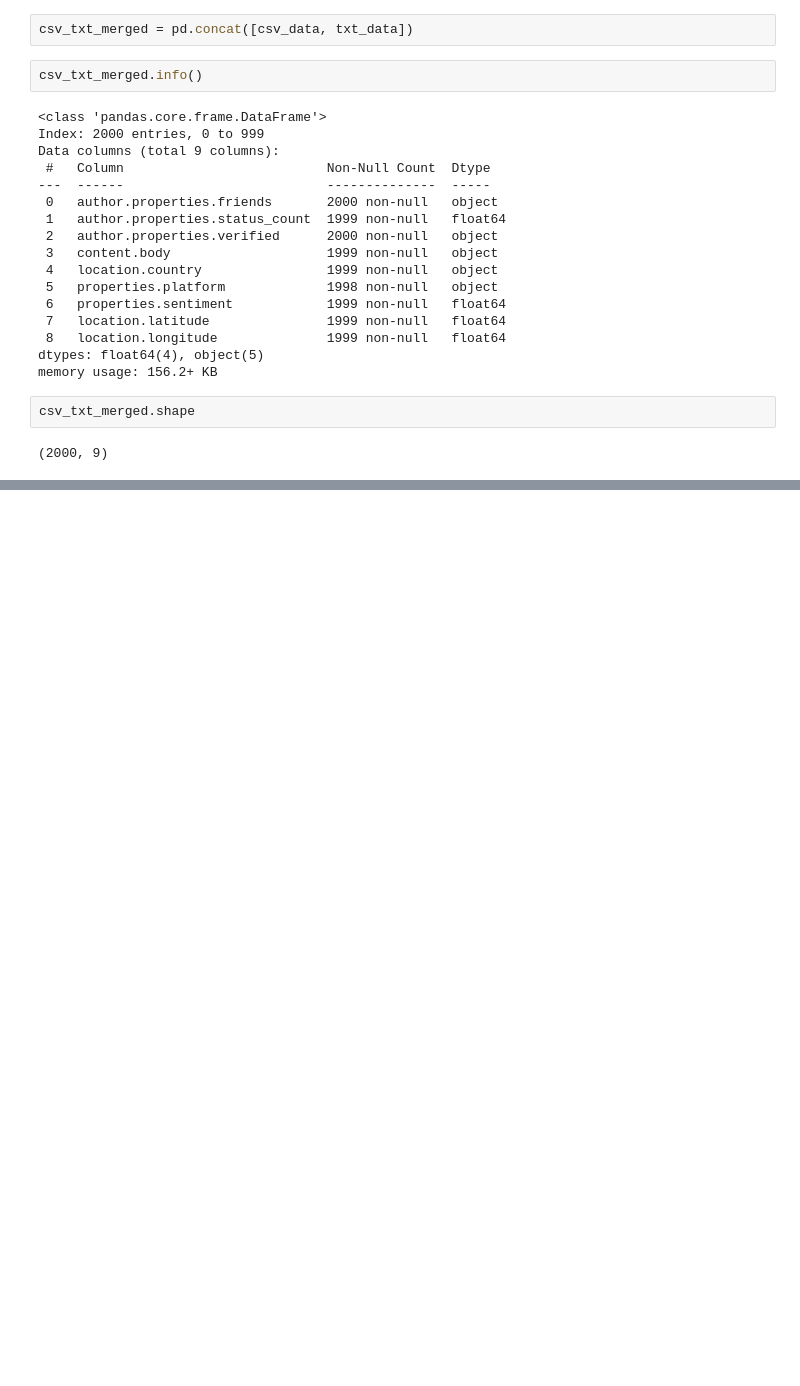
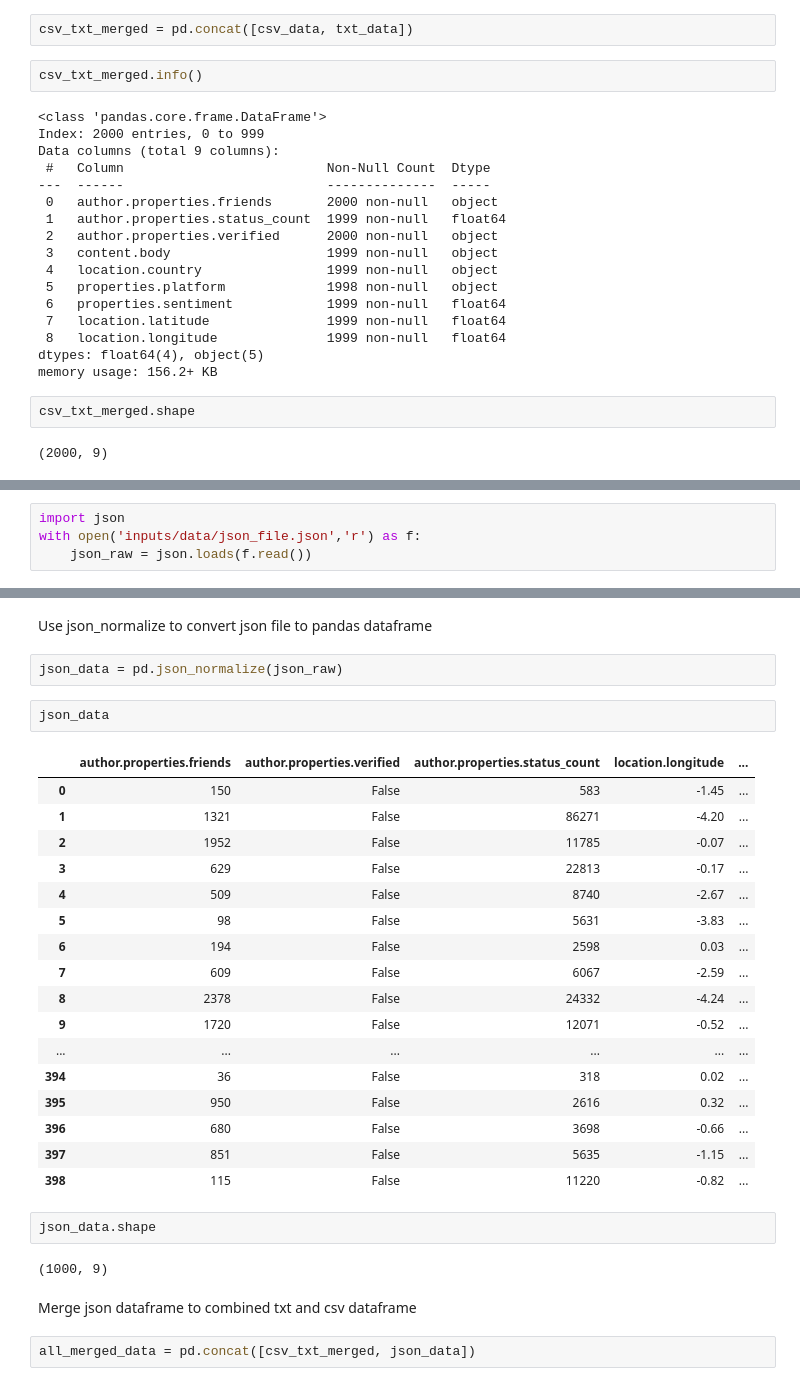
Before and after one commit to gkadeoti/datahakerman_final_project, a Jupyter notebook: DHP02_Dataframe_Merging.ipynb, the cells around one changed output, grey strips where cells are left out. Saved outputs shown, nothing was run; the diff lists cells and outputs as text; blank space fills up the shorter version.

```diff
--- a/DHP02_Dataframe_Merging.ipynb
+++ b/DHP02_Dataframe_Merging.ipynb
@@ -401,0 +180,4 @@ csv_text_merge =
+# %%
+import json
+with open('inputs/data/json_file.json','r') as f:
+    json_raw = json.loads(f.read())
@@ -401,0 +204,32 @@ csv_text_merge =
+# %% [markdown]
+Use json_normalize to convert json file to pandas dataframe
+# %%
+json_data = pd.json_normalize(json_raw)
+# %%
+json_data
+# %% [output]
+|  | author.properties.friends | author.properties.verified | author.properties.status_count | location.longitude | ... |
+| 0 | 150 | False | 583 | -1.45 | ... |
+| 1 | 1321 | False | 86271 | -4.20 | ... |
+| 2 | 1952 | False | 11785 | -0.07 | ... |
+| 3 | 629 | False | 22813 | -0.17 | ... |
+| 4 | 509 | False | 8740 | -2.67 | ... |
+| 5 | 98 | False | 5631 | -3.83 | ... |
+| 6 | 194 | False | 2598 | 0.03 | ... |
+| 7 | 609 | False | 6067 | -2.59 | ... |
+| 8 | 2378 | False | 24332 | -4.24 | ... |
+| 9 | 1720 | False | 12071 | -0.52 | ... |
+| ... | ... | ... | ... | ... | ... |
+| 394 | 36 | False | 318 | 0.02 | ... |
+| 395 | 950 | False | 2616 | 0.32 | ... |
+| 396 | 680 | False | 3698 | -0.66 | ... |
+| 397 | 851 | False | 5635 | -1.15 | ... |
+| 398 | 115 | False | 11220 | -0.82 | ... |
+# %%
+json_data.shape
+# %% [output]
+(1000, 9)
+# %% [markdown]
+ Merge json dataframe to combined txt and csv dataframe
+# %%
+all_merged_data = pd.concat([csv_txt_merged, json_data])
```
Also changed, not shown: parts of 43 cells of this notebook, 41 other files.
